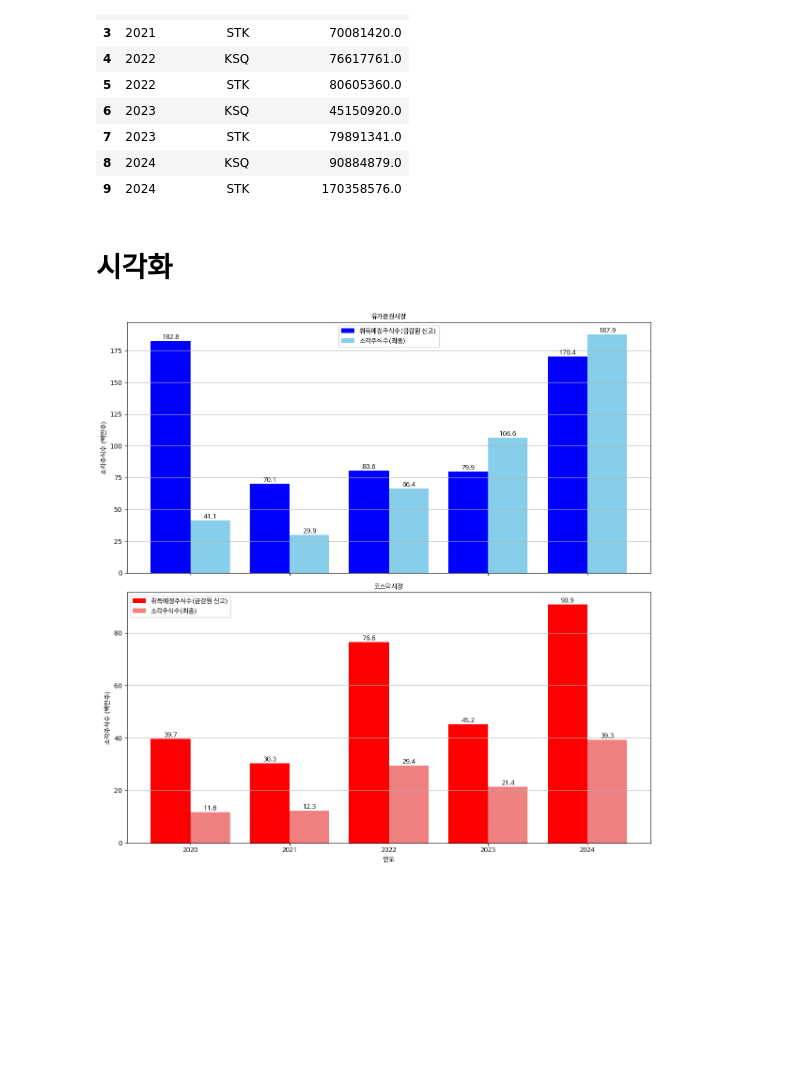
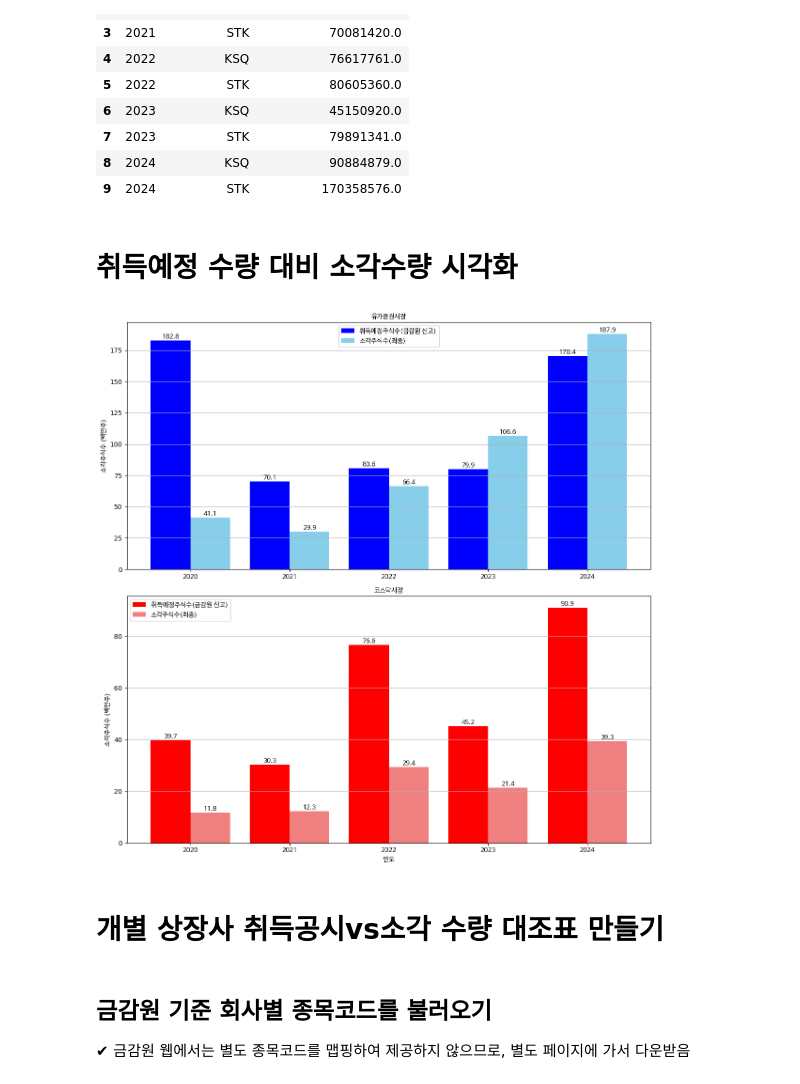
Before and after one commit to beaten-by-the-market/dart_disclosure, a Jupyter notebook: 자사주_소각KIND.ipynb, the cells around one changed output. Cells and saved outputs as stored; diff of their text form; code cells hidden in the pictures; blank space fills up the shorter version.

```diff
--- a/자사주_소각KIND.ipynb
+++ b/자사주_소각KIND.ipynb
@@ -255,9 +259,9 @@ grouped_df
 1) 검색 기준이 되는 인풋 입력하기
 # %%
 # 사용자 입력 받기
-start_y = input('시작연도를 입력하세요(2015년부터 데이터 제공): ')
-end_y = input('종료연도를 입력하세요: ')
-corp_type_input = input('유, 코, 유코 중에서 하나를 입력하세요 :')
+start_y = '2020'
+end_y = '2024'
+corp_type_input = '유코'
 
 # 기본 params 템플릿
 params = {
@@ -425,6 +429,9 @@ df_dart_buyback_a['marketType'] = np.where(
     np.where(df_dart_buyback_a['marketType'] == '코', 'KSQ', df_dart_buyback_a['marketType'])
 )
 
+# 맨 앞의 '유' 또는 '코' 제거, 맨 끝의 'IR' 제거
+df_dart_buyback_a['회사명'] = df_dart_buyback_a['회사명'].str.replace(r'^(유|코)', '', regex=True).str.replace(r'  IR$', '', regex=True).str.replace(r'IR$', '', regex=True)
+
 # 결과 확인
 df_dart_buyback_a
 # %% [output]
@@ -463,7 +472,7 @@ grouped_df_dart
 | 8 | 2024 | KSQ | 90884879.0 |
 | 9 | 2024 | STK | 170358576.0 |
 # %% [markdown]
-# 시각화
+# 취득예정 수량 대비 소각수량 시각화
 # %%
 # STK와 KSQ 데이터 분리 (copy로 복사본 생성)
 stk_data = grouped_df[grouped_df['marketType'] == 'STK'].copy()
@@ -486,7 +495,7 @@ stk_dart_data['취득예정주식수(주)_보통주'] = stk_dart_data['취득예
 ksq_dart_data['취득예정주식수(주)_보통주'] = ksq_dart_data['취득예정주식수(주)_보통주'] / 1_000_000
 
 # 시각화: 서브플롯 생성
-fig, axes = plt.subplots(2, 1, figsize=(12, 12), sharex=True)
+fig, axes = plt.subplots(2, 1, figsize=(12, 12))
 
 # 상단: 유가증권시장(STK) 데이터
 axes[0].bar(x_stk - bar_width / 2, stk_dart_data['취득예정주식수(주)_보통주'], bar_width, color='blue', label='취득예정주식수(금감원 신고)')
@@ -500,31 +509,36 @@ for i, value in enumerate(stk_dart_data['취득예정주식수(주)_보통주'])
 for i, value in enumerate(stk_data['발행주식수']):
     axes[0].text(i + bar_width / 2, value, f'{value:,.1f}', ha='center', va='bottom', fontsize=10, fontproperties=font)
 
 axes[0].set_title('유가증권시장', fontproperties=font)
 axes[0].set_ylabel('소각주식수 (백만주)', fontproperties=font)
 axes[0].legend(title_fontproperties=font, prop=font)
 axes[0].grid(axis='y')
 
 # 하단: 코스닥시장(KSQ) 데이터
 axes[1].bar(x_ksq - bar_width / 2, ksq_dart_data['취득예정주식수(주)_보통주'], bar_width, color='red', label='취득예정주식수(금감원 신고)')
 axes[1].bar(x_ksq + bar_width / 2, ksq_data['발행주식수'], bar_width, color='lightcoral', label='소각주식수(최종)')
 
 # x축 레이블과 막대 위 값 표시
 axes[1].set_xticks(x_ksq)
 axes[1].set_xticklabels(ksq_data['연도'], fontproperties=font)
 for i, value in enumerate(ksq_dart_data['취득예정주식수(주)_보통주']):
     axes[1].text(i - bar_width / 2, value, f'{value:,.1f}', ha='center', va='bottom', fontsize=10, fontproperties=font)
 for i, value in enumerate(ksq_data['발행주식수']):
     axes[1].text(i + bar_width / 2, value, f'{value:,.1f}', ha='center', va='bottom', fontsize=10, fontproperties=font)
 
 axes[1].set_title('코스닥시장', fontproperties=font)
 axes[1].set_xlabel('연도', fontproperties=font)
 axes[1].set_ylabel('소각주식수 (백만주)', fontproperties=font)
 axes[1].legend(title_fontproperties=font, prop=font)
 axes[1].grid(axis='y')
 
 # 레이아웃 조정 및 출력
 plt.tight_layout()
 plt.show()
 # %% [output]
-[figure, old version]
+[figure, new version]
+# %% [markdown]
+# 개별 상장사 취득공시vs소각 수량 대조표 만들기
+# %% [markdown]
+## 금감원 기준 회사별 종목코드를 불러오기
+✔ 금감원 웹에서는 별도 종목코드를 맵핑하여 제공하지 않으므로, 별도 페이지에 가서 다운받음
```
Also changed, not shown: parts of 24 cells of this notebook.
